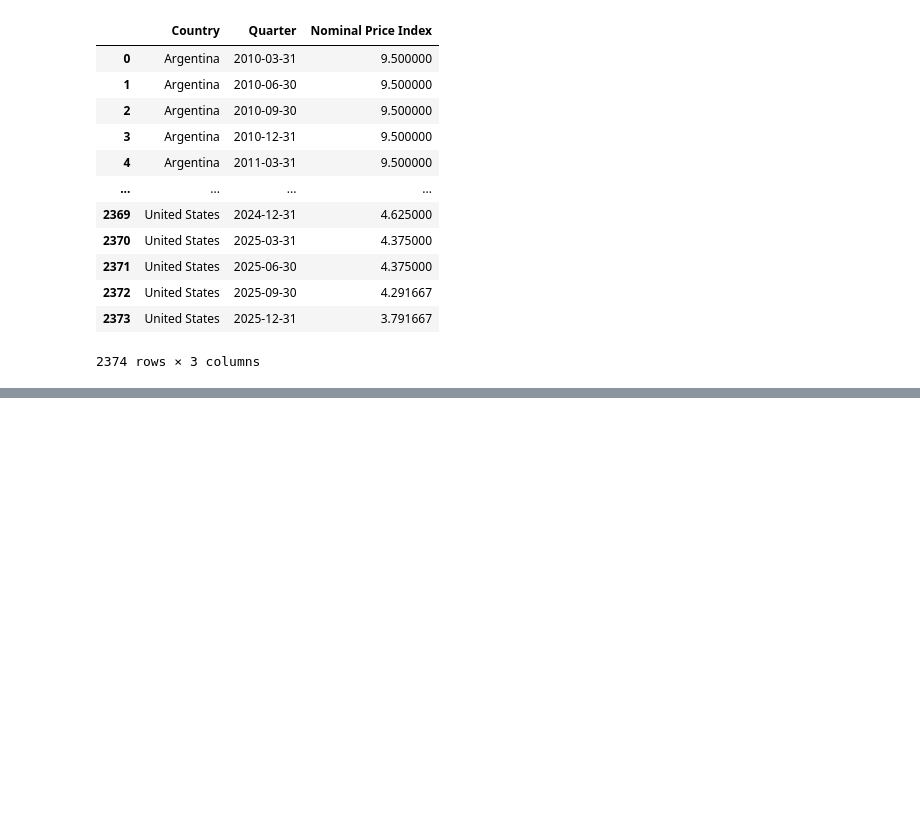
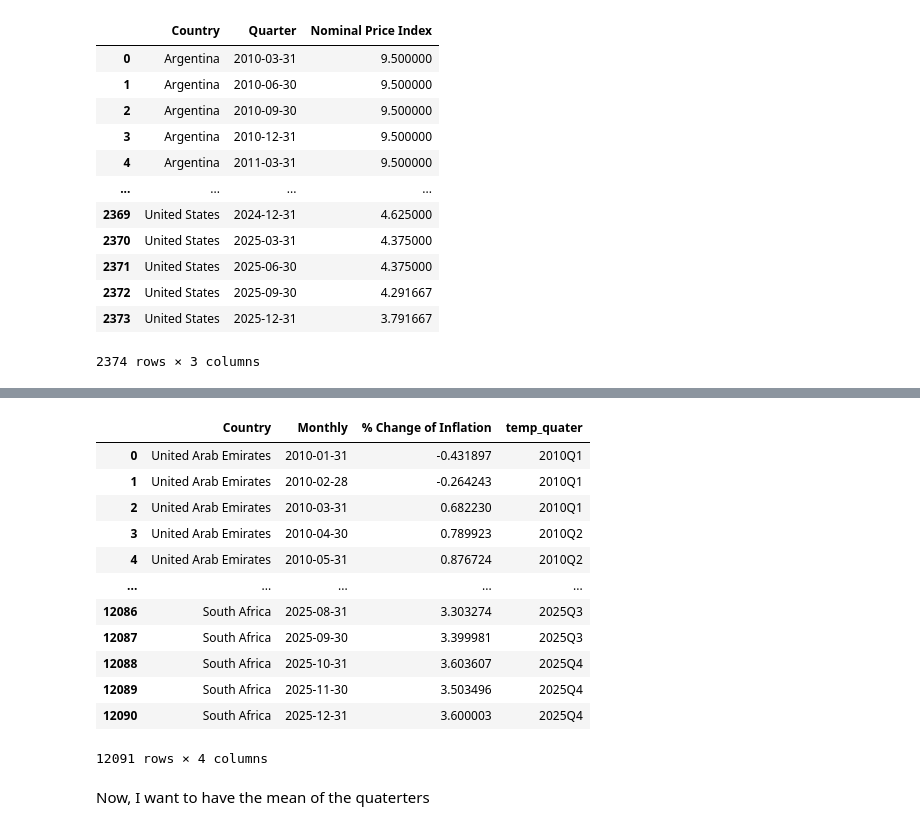
Before and after one commit to SiyanaVel19/Final_project_SU_2026, a Jupyter notebook: Project_housing_2.ipynb, the cells around one changed output, grey strips where cells are left out. Drawn from its saved outputs; the diff is of its cells as text; code cells hidden in the pictures; blank space fills up the shorter version.

```diff
--- a/Project_housing_2.ipynb
+++ b/Project_housing_2.ipynb
@@ -578,0 +703,20 @@ CBPR_final
+# %%
+CP_clean.loc[:, 'temp_quater'] = CP_clean['Monthly'].dt.to_period('Q')
+# %%
+CP_clean
+# %% [output]
+|  | Country | Monthly | % Change of Inflation | temp_quater |
+| 0 | United Arab Emirates | 2010-01-31 | -0.431897 | 2010Q1 |
+| 1 | United Arab Emirates | 2010-02-28 | -0.264243 | 2010Q1 |
+| 2 | United Arab Emirates | 2010-03-31 | 0.682230 | 2010Q1 |
+| 3 | United Arab Emirates | 2010-04-30 | 0.789923 | 2010Q2 |
+| 4 | United Arab Emirates | 2010-05-31 | 0.876724 | 2010Q2 |
+| ... | ... | ... | ... | ... |
+| 12086 | South Africa | 2025-08-31 | 3.303274 | 2025Q3 |
+| 12087 | South Africa | 2025-09-30 | 3.399981 | 2025Q3 |
+| 12088 | South Africa | 2025-10-31 | 3.603607 | 2025Q4 |
+| 12089 | South Africa | 2025-11-30 | 3.503496 | 2025Q4 |
+| 12090 | South Africa | 2025-12-31 | 3.600003 | 2025Q4 |
+12091 rows × 4 columns
+# %% [markdown]
+Now, I want to have the mean of the quaterters
```
Also changed, not shown: parts of 30 cells of this notebook.
